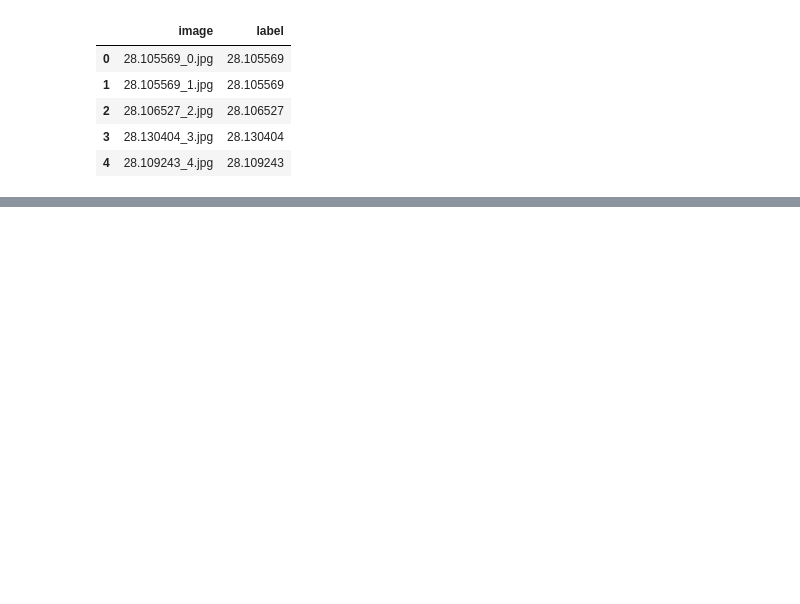
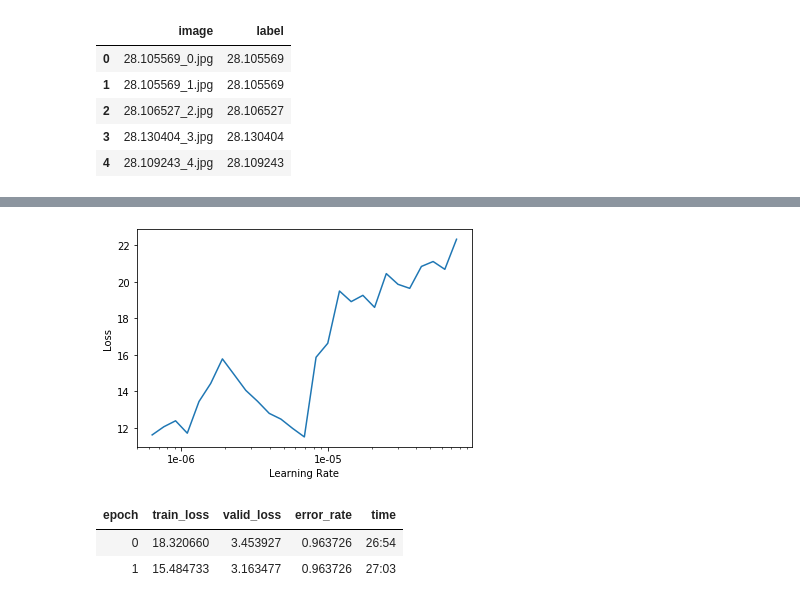
Before and after one commit to Andrew-Pynch/speedchallenge, a Jupyter notebook: fastai.ipynb, the cells around one changed output, grey strips where cells are left out. Cells and saved outputs as stored; diff of their text form; code cells hidden in the pictures; blank space fills up the shorter version.

```diff
--- a/fastai.ipynb
+++ b/fastai.ipynb
@@ -41,0 +74,10 @@ learn.save('stage-1')
+# %%
+learn.recorder.plot()
+# %% [output]
+[figure, added]
+# %%
+learn.fit_one_cycle(2, max_lr=slice(1e-6,1e-5))
+# %% [output]
+| epoch | train_loss | valid_loss | error_rate | time |
+| 0 | 18.320660 | 3.453927 | 0.963726 | 26:54 |
+| 1 | 15.484733 | 3.163477 | 0.963726 | 27:03 |
```
Also changed, not shown: parts of 23 cells of this notebook, 8 other files.
